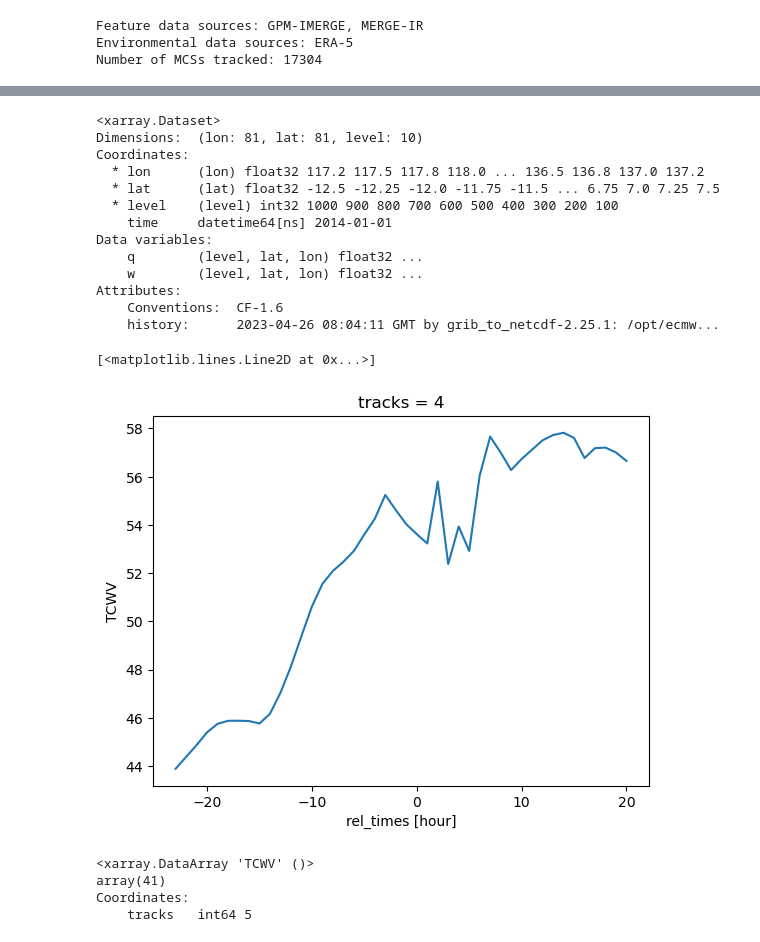
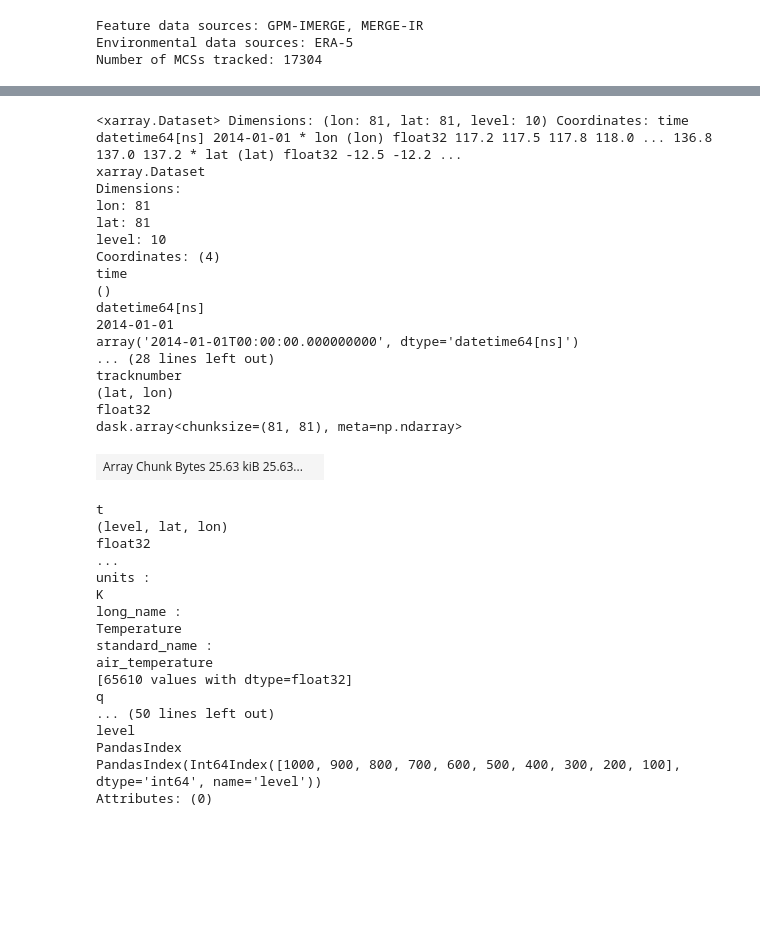
Before and after one commit to weiming9115/MCS_Env_Diagnostics, a Jupyter notebook: notebooks/MCS_feature_env_extraction.ipynb, the cells around one changed output, grey strips where cells are left out. Cells and saved outputs as stored; diff of their text form; code cells hidden in the pictures; blank space fills up the shorter version.

```diff
--- a/notebooks/MCS_feature_env_extraction.ipynb
+++ b/notebooks/MCS_feature_env_extraction.ipynb
@@ -416,6 +436,6 @@ plt.tight_layout()
 # %%
 import pickle
 # %%
-MCS_env_path = '/Users/willytsai/Downloads/MCS_ERA5_Env_track_allvars.pkl'
+MCS_env_path = '/neelin2020/PyFLEXTRKR_OBS/imerge_tropics_2014/stats/diagnostics/MCS_Env_tmp/MCS_ERA5_Env_track_allvars.pkl'
 with open (MCS_env_path, 'wb') as pick:
-    pickle.dump(MCStrack_env, pick)
+    pickle.dump(MCSfeat_env_xr, pick)
@@ -432,22 +442,4 @@ xr.__version__
 # %%
-#test ={}
-
 # load the pickle contents
 with open (MCS_env_path,'rb') as pick:
-    test = pickle.load(pick)
+    MCSfeat_env_read = pickle.load(pick)
-# %%
-test[0]
-# %% [output]
-<xarray.Dataset>
-Dimensions:  (lon: 81, lat: 81, level: 10)
-Coordinates:
-  * lon      (lon) float32 117.2 117.5 117.8 118.0 ... 136.5 136.8 137.0 137.2
-  * lat      (lat) float32 -12.5 -12.25 -12.0 -11.75 -11.5 ... 6.75 7.0 7.25 7.5
-  * level    (level) int32 1000 900 800 700 600 500 400 300 200 100
-    time     datetime64[ns] 2014-01-01
-Data variables:
-    q        (level, lat, lon) float32 ...
-    w        (level, lat, lon) float32 ...
-Attributes:
-    Conventions:  CF-1.6
-    history:      2023-04-26 08:04:11 GMT by grib_to_netcdf-2.25.1: /opt/ecmw...
@@ -456,5 +445,0 @@ MCS_TCWV = xr.open_dataset('/neelin2020/PyFLEXTRKR_OBS/mcs_era5_TCWV_20140101.00
-# %%
-MCS_TCWV.TCWV.sel(tracks=4).mean(dim=('x','y')).plot()
-# %% [output]
-[<matplotlib.lines.Line2D at 0x...>]
-[figure, removed]
@@ -463,7 +446,39 @@ tmp = MCS_TCWV.TCWV.sel(tracks=5).mean(dim=('x','y'))
-# %%
-np.sum(~np.isnan(tmp))
-# %% [output]
-<xarray.DataArray 'TCWV' ()>
-array(41)
-Coordinates:
-    tracks   int64 5
+# %%
+# MCS-Env data of one tracked MCS
+MCSfeat_env_read[0]
+# %% [output]
+<xarray.Dataset> Dimensions: (lon: 81, lat: 81, level: 10) Coordinates: time datetime64[ns] 2014-01-01 * lon (lon) float32 117.2 117.5 117.8 118.0 ... 136.8 137.0 137.2 * lat (lat) float32 -12.5 -12.2 ...
+xarray.Dataset
+Dimensions:
+lon: 81
+lat: 81
+level: 10
+Coordinates: (4)
+time
+()
+datetime64[ns]
+2014-01-01
+array('2014-01-01T00:00:00.000000000', dtype='datetime64[ns]')
+... (28 lines left out)
+tracknumber
+(lat, lon)
+float32
+dask.array<chunksize=(81, 81), meta=np.ndarray>
+| Array Chunk Bytes 25.63 kiB 25.63... |  |
+t
+(level, lat, lon)
+float32
+...
+units :
+K
+long_name :
+Temperature
+standard_name :
+air_temperature
+[65610 values with dtype=float32]
+q
+... (50 lines left out)
+level
+PandasIndex
+PandasIndex(Int64Index([1000, 900, 800, 700, 600, 500, 400, 300, 200, 100], dtype='int64', name='level'))
+Attributes: (0)
```
Also changed, not shown: parts of 22 cells of this notebook.
